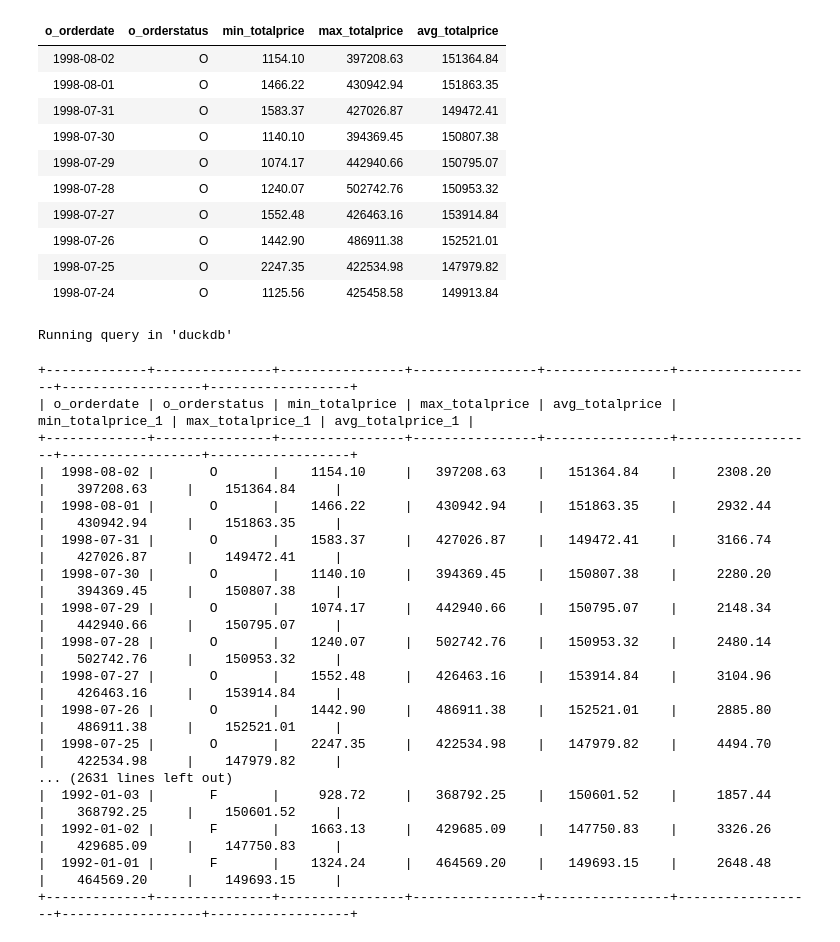
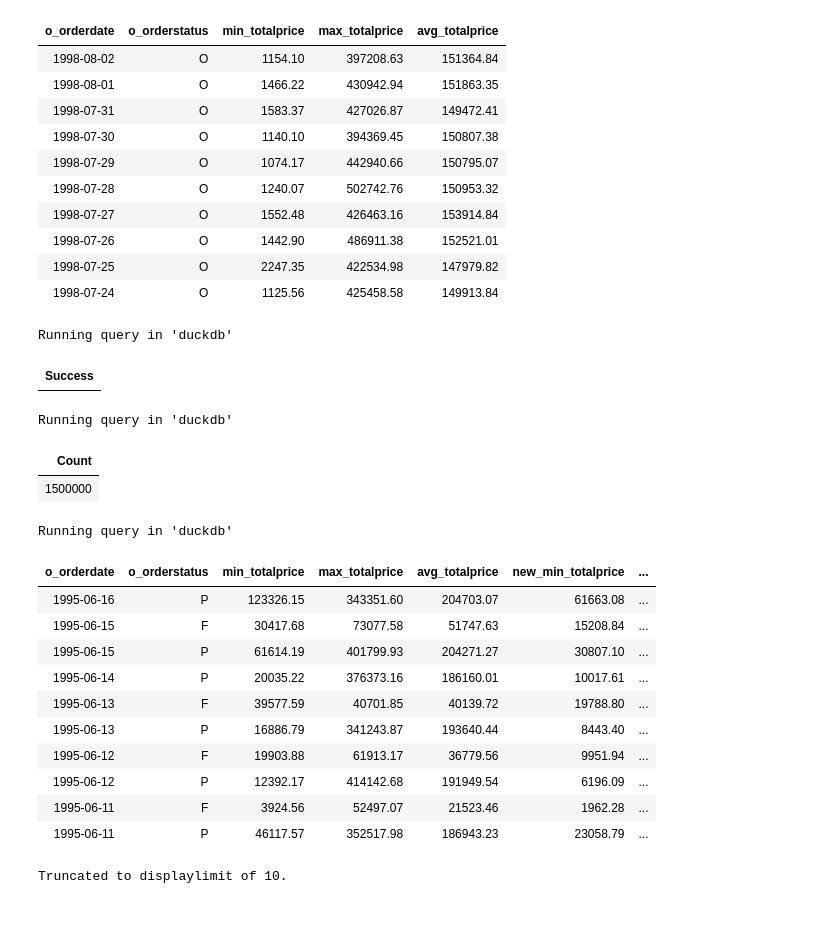
Before and after one commit to josephmachado/adv_data_transformation_in_sql, a Jupyter notebook: concepts/data_distribution/data_distribution.ipynb, the cells around one changed output. Saved outputs shown, nothing was run; the diff lists cells and outputs as text; code cells hidden in the pictures; blank space fills up the shorter version.

```diff
--- a/concepts/data_distribution/data_distribution.ipynb
+++ b/concepts/data_distribution/data_distribution.ipynb
@@ -127,58 +126,65 @@ Running query in 'duckdb'
 | 1998-07-26 | O | 1442.90 | 486911.38 | 152521.01 |
 | 1998-07-25 | O | 2247.35 | 422534.98 | 147979.82 |
 | 1998-07-24 | O | 1125.56 | 425458.58 | 149913.84 |
+# %%
+%%sql
+drop table if exists new_orders
+# %% [output]
+Running query in 'duckdb'
+| Success |
+# %%
+%%sql
+create table new_orders as select o_orderdate, o_orderstatus, case when o_orderstatus = 'O' then o_totalprice else o_totalprice * 0.5 end as o_totalprice from orders
+# %% [output]
+Running query in 'duckdb'
+| Count |
+| 1500000 |
 # %%
 %%sql
 with existing as (
 select o_orderdate
 , o_orderstatus
 , round(min(o_totalprice), 2) as min_totalprice
     , round(max(o_totalprice), 2) as max_totalprice
     , round(avg(o_totalprice), 2) as avg_totalprice
 from orders
-group by o_orderdate, o_orderstatus)
+group by CUBE(o_orderdate, o_orderstatus))
 , new as (
     select o_orderdate
 , o_orderstatus
-, round(min(o_totalprice), 2)*2 as min_totalprice
+, round(min(o_totalprice), 2) as min_totalprice
     , round(max(o_totalprice), 2) as max_totalprice
     , round(avg(o_totalprice), 2) as avg_totalprice
-from orders
-group by o_orderdate, o_orderstatus
+from new_orders
+group by CUBE(o_orderdate, o_orderstatus)
 )
 select e.o_orderdate
 , e.o_orderstatus
 , e.min_totalprice
 , e.max_totalprice
 , e.avg_totalprice
-, n.min_totalprice
-, n.max_totalprice
-, n.avg_totalprice
+, n.min_totalprice as new_min_totalprice
+, n.max_totalprice as new_max_totalprice
+, n.avg_totalprice as new_avg_totalprice
 from existing e
 left join new n
 on e.o_orderdate = n.o_orderdate
 and e.o_orderstatus = n.o_orderstatus
 where e.min_totalprice != n.min_totalprice
 or e.max_totalprice != n.max_totalprice
 or e.avg_totalprice != n.avg_totalprice
-
 order by e.o_orderdate desc, e.o_orderstatus
 # %% [output]
 Running query in 'duckdb'
+| o_orderdate | o_orderstatus | min_totalprice | max_totalprice | avg_totalprice | new_min_totalprice | ... |
+| 1995-06-16 | P | 123326.15 | 343351.60 | 204703.07 | 61663.08 | ... |
+| 1995-06-15 | F | 30417.68 | 73077.58 | 51747.63 | 15208.84 | ... |
+| 1995-06-15 | P | 61614.19 | 401799.93 | 204271.27 | 30807.10 | ... |
+| 1995-06-14 | P | 20035.22 | 376373.16 | 186160.01 | 10017.61 | ... |
+| 1995-06-13 | F | 39577.59 | 40701.85 | 40139.72 | 19788.80 | ... |
+| 1995-06-13 | P | 16886.79 | 341243.87 | 193640.44 | 8443.40 | ... |
+| 1995-06-12 | F | 19903.88 | 61913.17 | 36779.56 | 9951.94 | ... |
+| 1995-06-12 | P | 12392.17 | 414142.68 | 191949.54 | 6196.09 | ... |
+| 1995-06-11 | F | 3924.56 | 52497.07 | 21523.46 | 1962.28 | ... |
+| 1995-06-11 | P | 46117.57 | 352517.98 | 186943.23 | 23058.79 | ... |
-+-------------+---------------+----------------+----------------+----------------+------------------+------------------+------------------+
-| o_orderdate | o_orderstatus | min_totalprice | max_totalprice | avg_totalprice | min_totalprice_1 | max_totalprice_1 | avg_totalprice_1 |
-+-------------+---------------+----------------+----------------+----------------+------------------+------------------+------------------+
-|  1998-08-02 |       O       |    1154.10     |   397208.63    |   151364.84    |     2308.20      |    397208.63     |    151364.84     |
-|  1998-08-01 |       O       |    1466.22     |   430942.94    |   151863.35    |     2932.44      |    430942.94     |    151863.35     |
-|  1998-07-31 |       O       |    1583.37     |   427026.87    |   149472.41    |     3166.74      |    427026.87     |    149472.41     |
-|  1998-07-30 |       O       |    1140.10     |   394369.45    |   150807.38    |     2280.20      |    394369.45     |    150807.38     |
-|  1998-07-29 |       O       |    1074.17     |   442940.66    |   150795.07    |     2148.34      |    442940.66     |    150795.07     |
-|  1998-07-28 |       O       |    1240.07     |   502742.76    |   150953.32    |     2480.14      |    502742.76     |    150953.32     |
-|  1998-07-27 |       O       |    1552.48     |   426463.16    |   153914.84    |     3104.96      |    426463.16     |    153914.84     |
-|  1998-07-26 |       O       |    1442.90     |   486911.38    |   152521.01    |     2885.80      |    486911.38     |    152521.01     |
-|  1998-07-25 |       O       |    2247.35     |   422534.98    |   147979.82    |     4494.70      |    422534.98     |    147979.82     |
-... (2631 lines left out)
-|  1992-01-03 |       F       |     928.72     |   368792.25    |   150601.52    |     1857.44      |    368792.25     |    150601.52     |
-|  1992-01-02 |       F       |    1663.13     |   429685.09    |   147750.83    |     3326.26      |    429685.09     |    147750.83     |
-|  1992-01-01 |       F       |    1324.24     |   464569.20    |   149693.15    |     2648.48      |    464569.20     |    149693.15     |
-+-------------+---------------+----------------+----------------+----------------+------------------+------------------+------------------+
+Truncated to displaylimit of 10.
```
Also changed, not shown: parts of 1 cell of this notebook.
